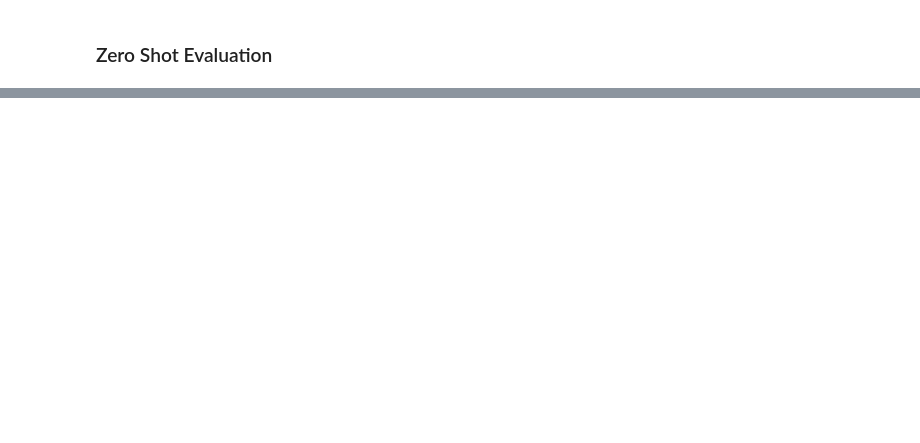
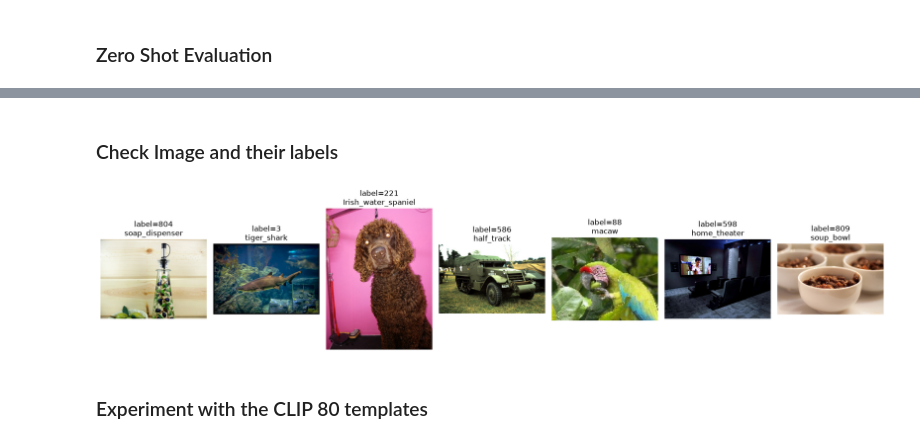
Before and after one commit to limon9690/VLM-reliability, a Jupyter notebook: notebooks/04_clip_zeroshot.ipynb, the cells around one changed output, grey strips where cells are left out. Drawn from its saved outputs; the diff is of its cells as text; code cells hidden in the pictures; blank space fills up the shorter version.

```diff
--- a/notebooks/04_clip_zeroshot.ipynb
+++ b/notebooks/04_clip_zeroshot.ipynb
@@ -175,0 +167,20 @@ print(f"Accuracy: {accuracy:.2%}")
+# %% [markdown]
+### Check Image and their labels
+# %%
+raw_dataset = ImageNetV2Dataset("matched-frequency", location="../data/")
+# %%
+import matplotlib.pyplot as plt
+indices_to_check = [0, 200, 500, 700, 999, 543, 678]
+
+fig, axes = plt.subplots(1, len(indices_to_check), figsize=(18, 4))
+for idx, ax in zip(indices_to_check, axes):
+    img, label = raw_dataset[idx]
+    ax.imshow(img)
+    ax.set_title(f"label={label}\n{class_names[label]}")
+    ax.axis("off")
+plt.tight_layout()
+plt.show()
+# %% [output]
+[figure, added]
+# %% [markdown]
+### Experiment with the CLIP 80 templates
```
Also changed, not shown: parts of 17 cells of this notebook.
